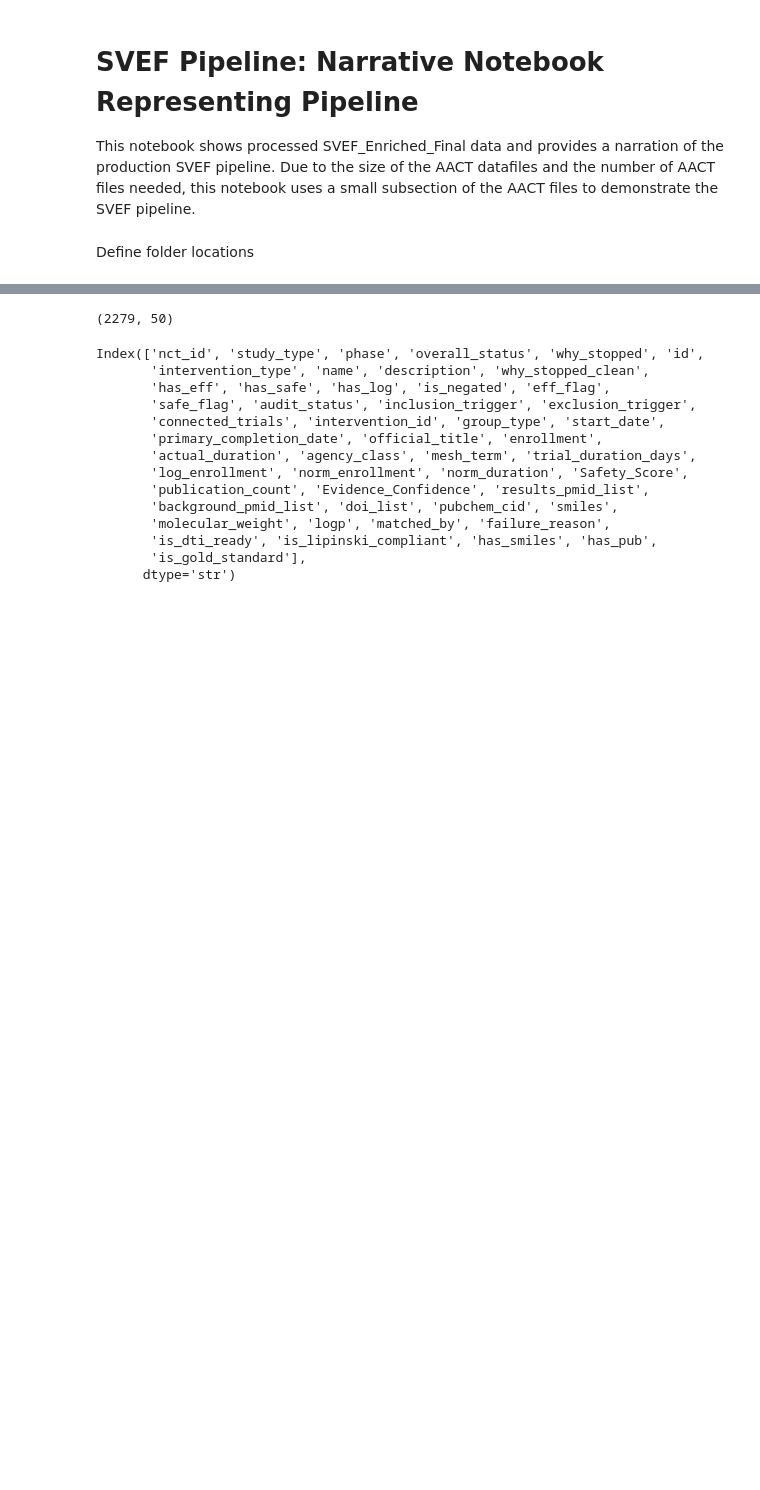
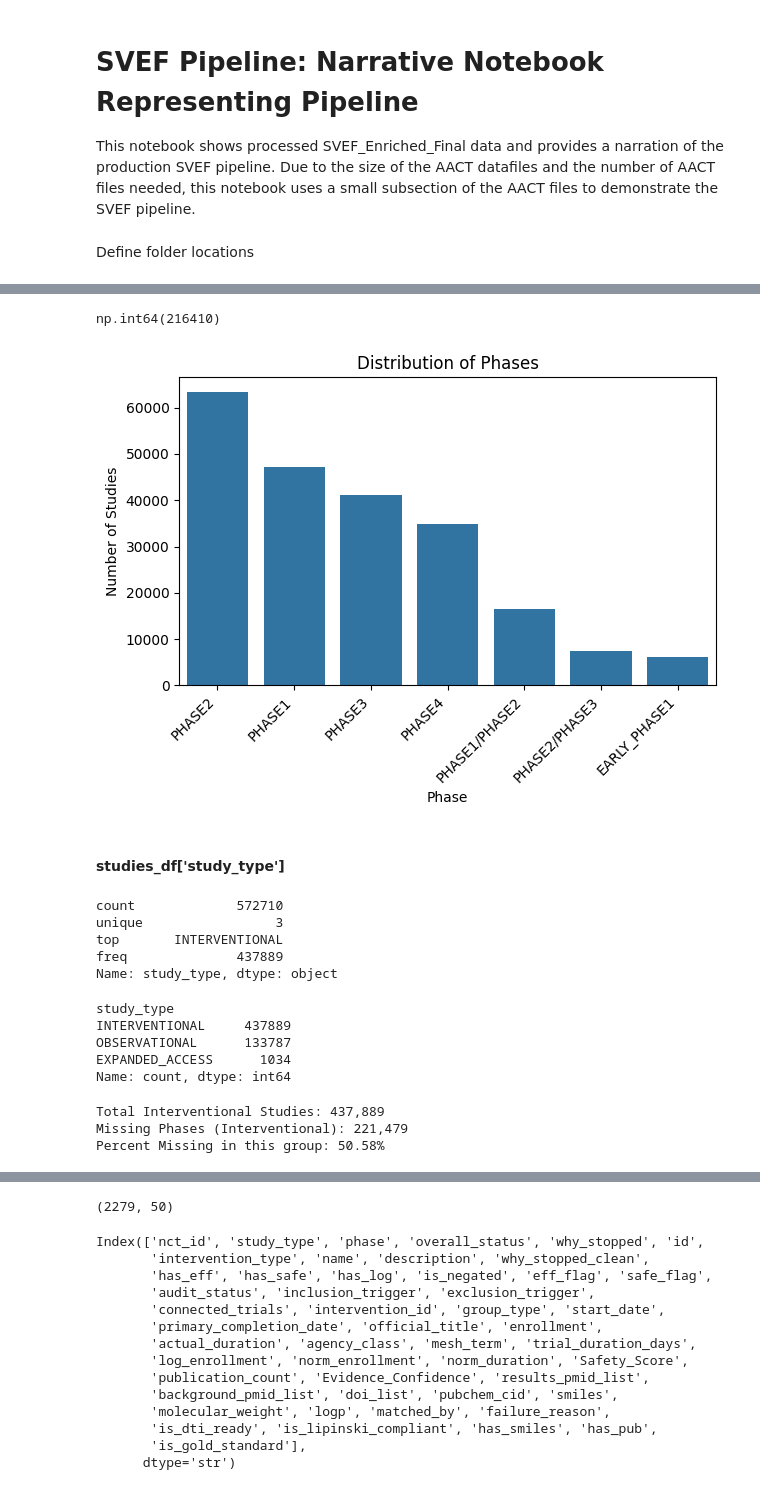
Before and after one commit to JasonCiemielewski/SVEF-Drug-Rescue, a Jupyter notebook: notebooks/SVEF_Transparent_Bridge.ipynb, the cells around one changed output, grey strips where cells are left out. Saved outputs shown, nothing was run; the diff lists cells and outputs as text; code cells hidden in the pictures; blank space fills up the shorter version.

```diff
--- a/notebooks/SVEF_Transparent_Bridge.ipynb
+++ b/notebooks/SVEF_Transparent_Bridge.ipynb
@@ -63,0 +51,4 @@ Name: why_stopped_clean, dtype: object
+# %%
+INTERIM_DIR = os.path.join(PROJECT_ROOT, 'data', 'interim')
+PROCESSED_DIR = os.path.join(PROJECT_ROOT, 'data', 'processed')
+RAW_DIR = os.path.join(PROJECT_ROOT, 'data','raw')
@@ -63,0 +61,3 @@ Name: why_stopped_clean, dtype: object
+# %%
+# Load studies.txt from raw data directory
+studies_df = pd.read_csv(os.path.join(RAW_DIR, 'studies.txt'), sep='|')
@@ -63,0 +136,57 @@ Name: why_stopped_clean, dtype: object
+# %%
+studies_df['phase'].value_counts().sum()
+# %% [output]
+np.int64(216410)
+# %%
+import seaborn as sns
+import matplotlib.pyplot as plt
+
+# Shorthand version using countplot
+sns.countplot(
+    x="phase",
+    data=studies_df,
+    order=studies_df['phase'].value_counts().index # Keeps them sorted
+)
+plt.xticks(rotation=45)
+
+plt.title('Distribution of Phases')
+plt.xlabel('Phase')
+plt.ylabel('Number of Studies')
+plt.xticks(rotation=45, ha='right') # Rotate labels so they don't overlap
+plt.tight_layout() # Ensures labels are not truncated
+# %% [output]
+[figure, added]
+# %% [markdown]
+#### studies_df['study_type']
+# %%
+studies_df['study_type'].describe()
+# %% [output]
+count             572710
+unique                 3
+top       INTERVENTIONAL
+freq              437889
+Name: study_type, dtype: object
+# %%
+studies_df['study_type'].value_counts()
+# %% [output]
+study_type
+INTERVENTIONAL     437889
+OBSERVATIONAL      133787
+EXPANDED_ACCESS      1034
+Name: count, dtype: int64
+# %%
+# 1. Create a subset of just the Interventional trials
+interventional_only = studies_df[studies_df['study_type'] == 'INTERVENTIONAL']
+
+# 2. Count NaNs in the 'phase' column for ONLY this group
+int_phase_nans = interventional_only['phase'].isna().sum()
+total_int = len(interventional_only)
+
+# 3. Print the results
+print(f"Total Interventional Studies: {total_int:,}")
+print(f"Missing Phases (Interventional): {int_phase_nans:,}")
+print(f"Percent Missing in this group: {int_phase_nans / total_int:.2%}")
+# %% [output]
+Total Interventional Studies: 437,889
+Missing Phases (Interventional): 221,479
+Percent Missing in this group: 50.58%
```
Also changed, not shown: parts of 149 cells of this notebook, 2 other files.
